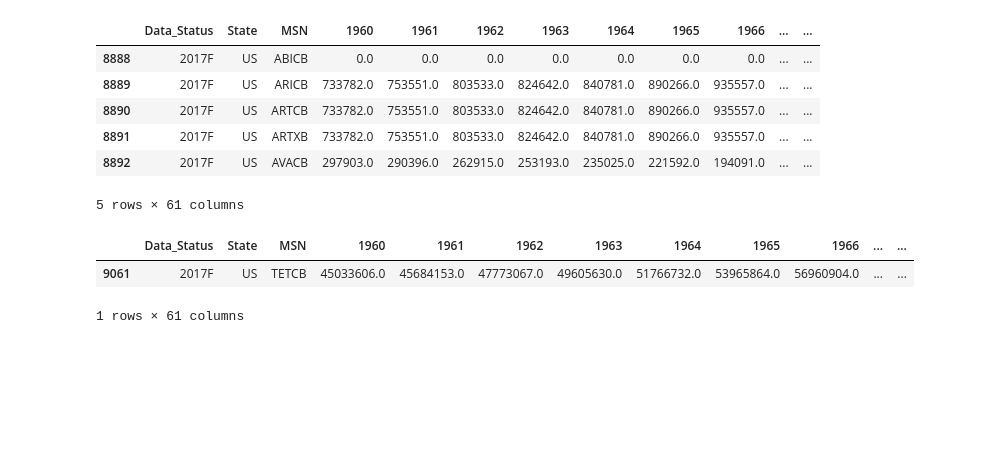
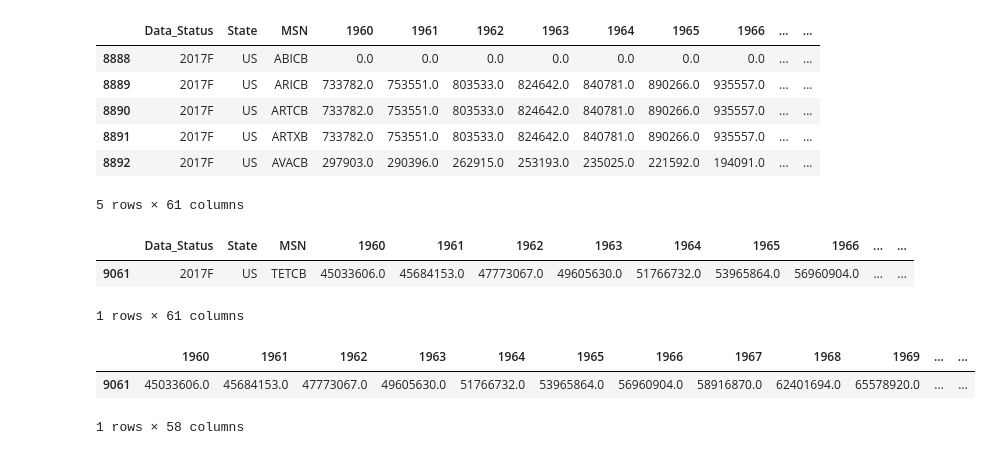
Before and after one commit to firdausmehta/Renewable-Energy-Industry-Outlook, a Jupyter notebook: us_energy.ipynb, the cells around one changed output. Cells and saved outputs as stored; diff of their text form; code cells hidden in the pictures; blank space fills up the shorter version.

```diff
--- a/us_energy.ipynb
+++ b/us_energy.ipynb
@@ -116,3 +116,11 @@ cons_df.head()
 |  | Data_Status | State | MSN | 1960 | 1961 | 1962 | 1963 | 1964 | 1965 | 1966 | ... | ... |
 | 9061 | 2017F | US | TETCB | 45033606.0 | 45684153.0 | 47773067.0 | 49605630.0 | 51766732.0 | 53965864.0 | 56960904.0 | ... | ... |
 1 rows × 61 columns
+# %%
+# Drop unnecessary columns
+cons_df = cons_df.drop(["Data_Status", "State", "MSN"], axis = 1)
+cons_df
+# %% [output]
+|  | 1960 | 1961 | 1962 | 1963 | 1964 | 1965 | 1966 | 1967 | 1968 | 1969 | ... | ... |
+| 9061 | 45033606.0 | 45684153.0 | 47773067.0 | 49605630.0 | 51766732.0 | 53965864.0 | 56960904.0 | 58916870.0 | 62401694.0 | 65578920.0 | ... | ... |
+1 rows × 58 columns
```
